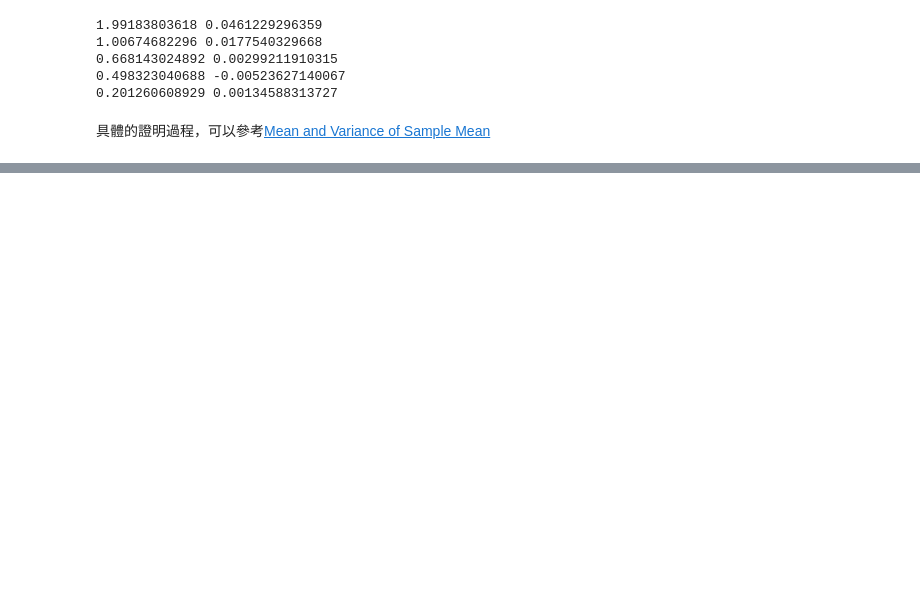
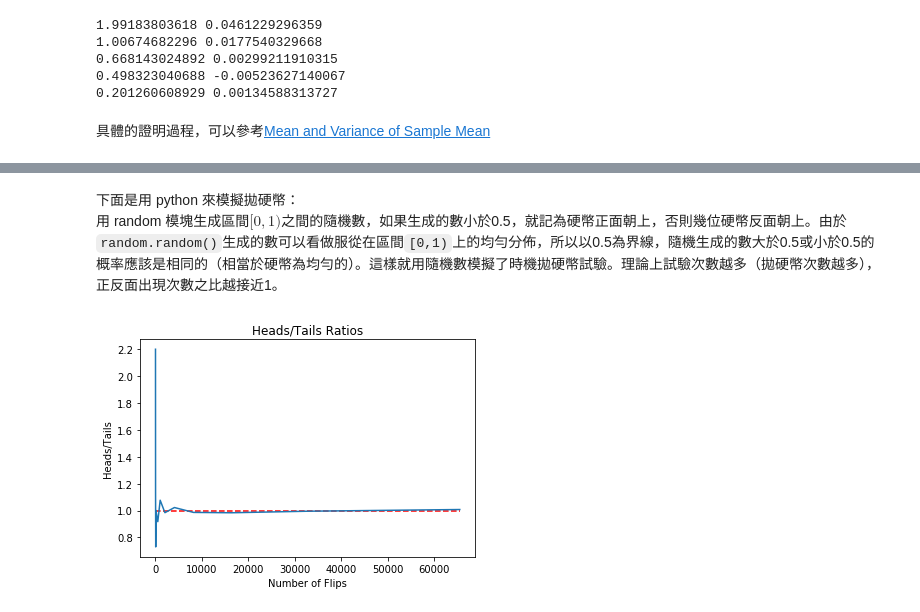
Before and after one commit to TerenceLiu98/Undergraduate-in-Statistics, a Jupyter notebook: jupyterfiles/Use PY in Advanced Statistics .ipynb, the cells around one changed output, grey strips where cells are left out. Saved outputs shown, nothing was run; the diff lists cells and outputs as text; code cells hidden in the pictures; blank space fills up the shorter version.

```diff
--- a/jupyterfiles/Use PY in Advanced Statistics .ipynb
+++ b/jupyterfiles/Use PY in Advanced Statistics .ipynb
@@ -1025,0 +1049,38 @@ mean_and_std_of_sample_mean(ss=sample_size, group_n=group_num)
+# %% [markdown]
+下面是用 python 來模擬拋硬幣：
+<br>
+用 random 模塊生成區間$[0,1)$之間的隨機數，如果生成的數小於0.5，就記為硬幣正面朝上，否則幾位硬幣反面朝上。由於`random.random()`生成的數可以看做服從在區間`[0,1)`上的均勻分佈，所以以0.5為界線，隨機生成的數大於0.5或小於0.5的概率應該是相同的（相當於硬幣為均勻的）。這樣就用隨機數模擬了時機拋硬幣試驗。理論上試驗次數越多（拋硬幣次數越多），正反面出現次數之比越接近1。
+# %%
+import random
+import matplotlib.pyplot as plt
+
+
+def flip_plot(minExp, maxExp):
+    """
+    Assumes minExp and maxExp positive integers; minExp < maxExp
+    Plots results of 2**minExp to 2**maxExp coin flips
+    """
+    # 两个参数的含义，抛硬币的次数为2的minExp次方到2的maxExp次方，
+    #也就是一共做了(2**maxExp - 2**minExp)批次实验，每批次重复抛硬币2**n次
+
+    ratios = []
+    xAxis = []
+    for exp in range(minExp, maxExp + 1):
+        xAxis.append(2**exp)
+    for numFlips in xAxis:
+        numHeads = 0 # 初始化，硬币正面朝上的计数为0
+        for n in range(numFlips):
+            if random.random() < 0.5:  # random.random()从[0, 1)随机的取出一个数
+                numHeads += 1  # 当随机取出的数小于0.5时，正面朝上的计数加1
+        numTails = numFlips - numHeads  # 得到本次试验中反面朝上的次数
+        ratios.append(numHeads/float(numTails))  #正反面计数的比值
+    plt.title('Heads/Tails Ratios')
+    plt.xlabel('Number of Flips')
+    plt.ylabel('Heads/Tails')
+    plt.plot(xAxis, ratios)
+    plt.hlines(1, 0, xAxis[-1], linestyles='dashed', colors='r')
+    plt.show()
+
+flip_plot(4, 16)
+# %% [output]
+[figure, added]
```
Also changed, not shown: parts of 13 cells of this notebook, 1 other file.
